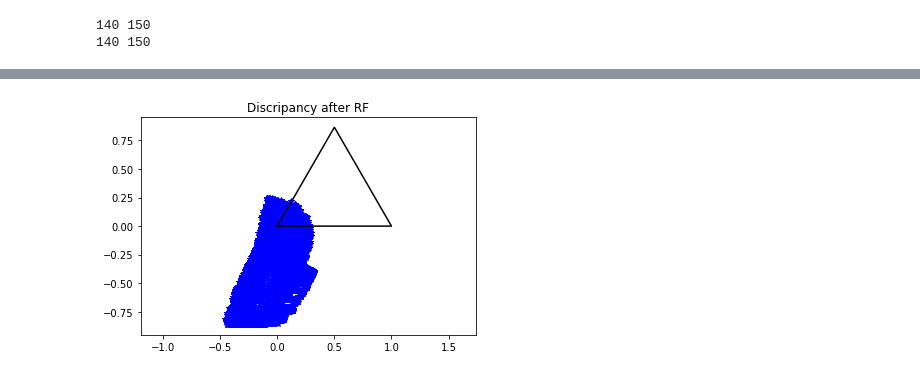
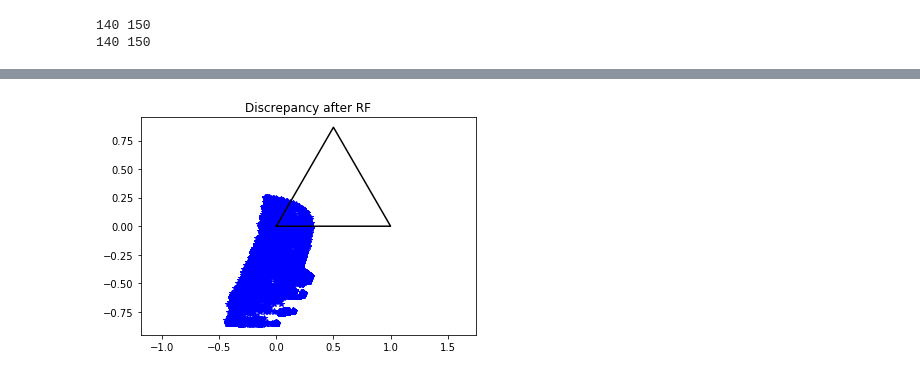
Before and after one commit to JensLangerak/minor-project-turbulence, a Jupyter notebook: RandomForrest Notebook.ipynb, the cells around one changed output, grey strips where cells are left out. Cells and saved outputs as stored; diff of their text form; code cells hidden in the pictures.

```diff
--- a/RandomForrest Notebook.ipynb
+++ b/RandomForrest Notebook.ipynb
@@ -226,5 +228,5 @@ def response(Re, nx_RANS=140, ny_RANS=150):
 # %%
-Re = [700, 1400, 5600, 10595]
+Re = [700, 1400, 2800, 5600]
 X = features(Re)
 print(np.shape(X))
 Y = response(Re)
@@ -244,6 +246,7 @@ verbose=0, warm_start=False)
 
 regr.fit(X, Y)
 print("Feature importance :", regr.feature_importances_)
+print("score :", regr.score(X, Y))
 # %% [output]
 (84000, 9)
 140 150
@@ -260,5 +266,7 @@ Feature importance : [ 0.03611718  0.05487333  0.51307419  0.02897791  0.1941196
 # %%
-Re = [2800]
+Re = [10595]
 test_X = features(Re)
 test_discr = regr.predict(test_X)
 test_discr = np.reshape(test_discr.swapaxes(1,0), (2, 140, 150))
+Y = response(Re, nx_RANS=140, ny_RANS=150)
+print("score :", regr.score(test_X, Y))
@@ -360,12 +372,12 @@ plt.show()
 # %%
 plt.figure()
-plt.title("Discripancy after RF")
+plt.title("Discrepancy after RF")
 plt.plot(test_discr[0,:,:],test_discr[1,:,:],'b*')
 plt.plot([0,1,0.5,0],[0,0,np.sin(60*(np.pi/180)),0],'k-')
 plt.axis('equal')
 plt.show()
 # %% [output]
-[figure, old version]
+[figure, new version]
 # %%
 plt.figure()
 plt.title("RANS")
```
Also changed, not shown: parts of 12 cells of this notebook, 1 other file.
